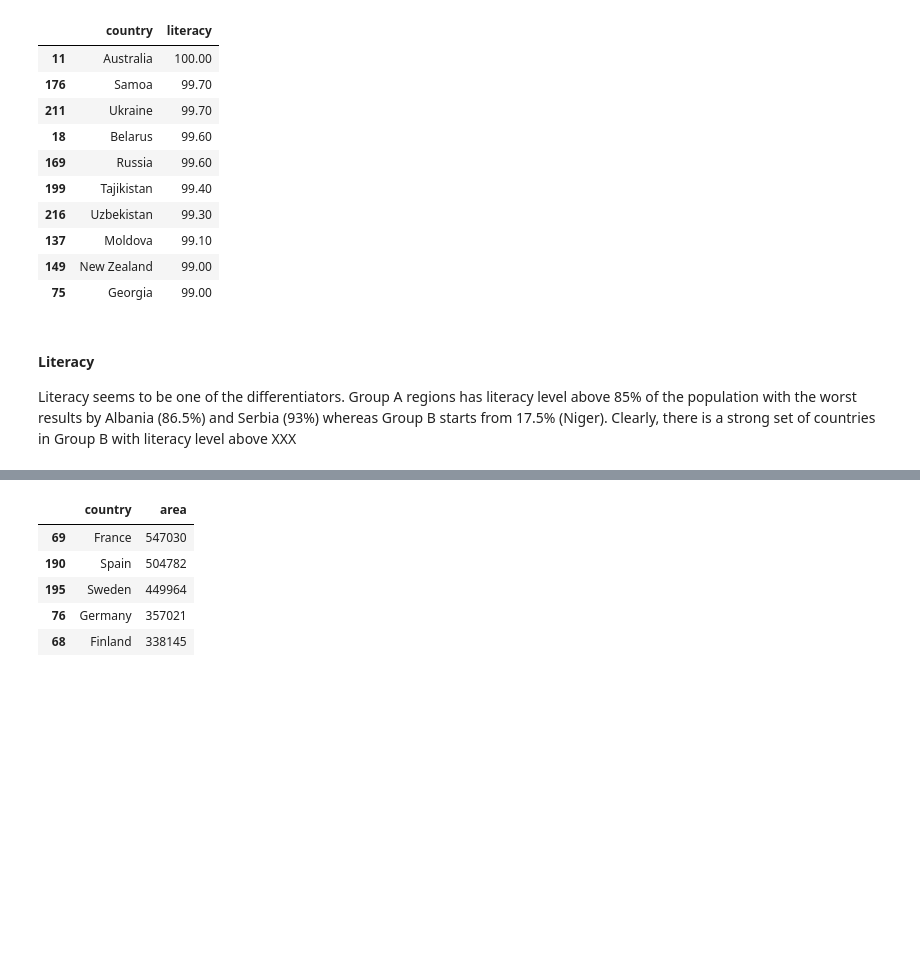
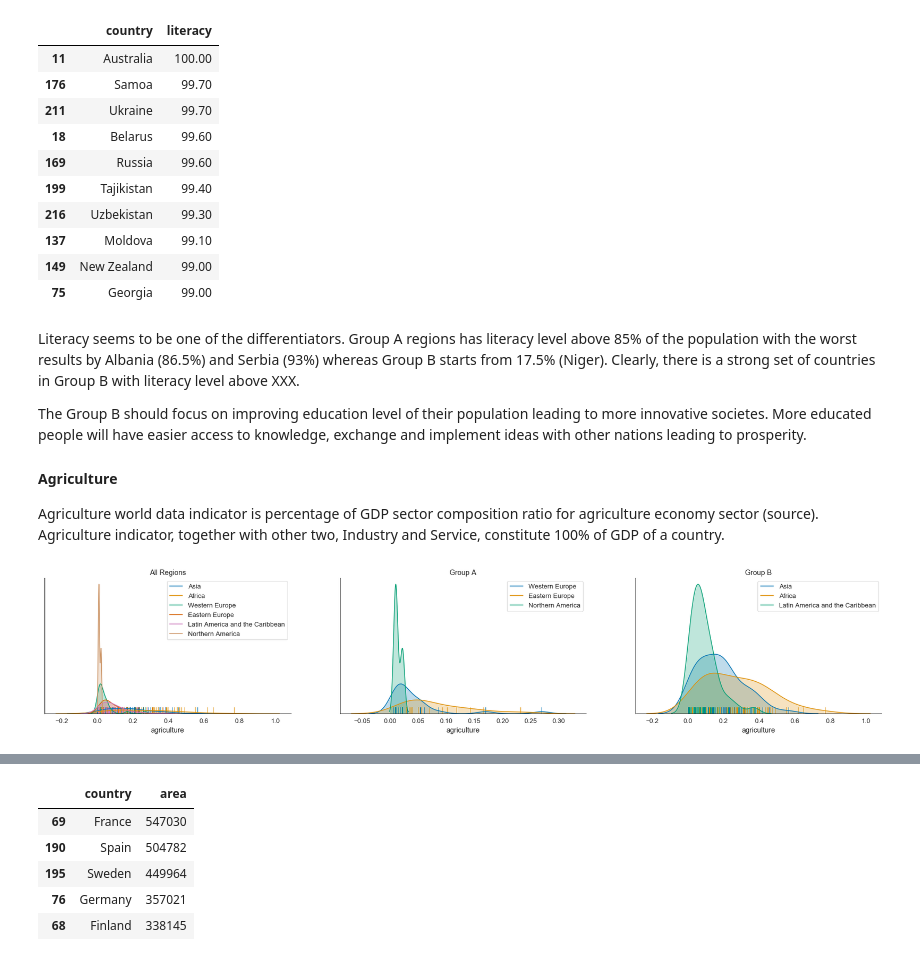
Before and after one commit to ksatola/Countries-of-the-World, a Jupyter notebook: EDA.ipynb, the cells around one changed output, grey strips where cells are left out. Saved outputs shown, nothing was run; the diff lists cells and outputs as text; code cells hidden in the pictures; blank space fills up the shorter version.

```diff
--- a/EDA.ipynb
+++ b/EDA.ipynb
@@ -746,6 +748,46 @@ df[df['region2'] == 'Asia'][['country', 'literacy']].sort_values(by=['literacy']
 | 149 | New Zealand | 99.00 |
 | 75 | Georgia | 99.00 |
 # %% [markdown]
-#### Literacy
+Literacy seems to be one of the differentiators. Group A regions has literacy level above 85% of the population with the worst results by Albania (86.5%) and Serbia (93%) whereas Group B starts from 17.5% (Niger). Clearly, there is a strong set of countries in Group B with literacy level above XXX.
 
-Literacy seems to be one of the differentiators. Group A regions has literacy level above 85% of the population with the worst results by Albania (86.5%) and Serbia (93%) whereas Group B starts from 17.5% (Niger). Clearly, there is a strong set of countries in Group B with literacy level above XXX
+The Group B should focus on improving education level of their population leading to more innovative societes. More educated people will have easier access to knowledge, exchange and implement ideas with other nations leading to prosperity.
+
+#### Agriculture
+Agriculture world data indicator is percentage of GDP sector composition ratio for agriculture economy sector (source). Agriculture indicator, together with other two, Industry and Service, constitute 100% of GDP of a country.
+# %%
+sns.set(style="white", font_scale=1.2, palette='colorblind')
+f, axes = plt.subplots(1, 3, figsize=(30, 5))
+
+sns.despine()
+
+# World's agriculture
+g = sns.distplot(df[df['region2'] == 'Asia'].agriculture, label='Asia', hist=False, rug=True, kde_kws={"shade":True}, ax=axes[0])
+sns.distplot(df[df['region2'] == 'Africa'].agriculture, label='Africa', hist=False, rug=True, kde_kws={"shade":True}, ax=axes[0])
+sns.distplot(df[df['region2'] == 'Western Europe'].agriculture, label='Western Europe', hist=False, rug=True, kde_kws={"shade":True}, ax=axes[0])
+sns.distplot(df[df['region2'] == 'Eastern Europe'].agriculture, label='Eastern Europe', hist=False, rug=True, kde_kws={"shade":True}, ax=axes[0])
+sns.distplot(df[df['region2'] == 'Latin America and the Caribbean'].agriculture, label='Latin America and the Caribbean', hist=False, rug=True, kde_kws={"shade":True}, ax=axes[0])
+sns.distplot(df[df['region2'] == 'Northern America'].agriculture, label='Northern America', hist=False, rug=True, kde_kws={"shade":True}, ax=axes[0])
+
+g.set(yticklabels=[])
+g.set(title='All Regions')
+
+# Poor Regions' agriculture
+g = sns.distplot(df[df['region2'] == 'Western Europe'].agriculture, label='Western Europe', hist=False, rug=True, kde_kws={"shade":True}, ax=axes[1])
+sns.distplot(df[df['region2'] == 'Eastern Europe'].agriculture, label='Eastern Europe', hist=False, rug=True, kde_kws={"shade":True}, ax=axes[1])
+sns.distplot(df[df['region2'] == 'Northern America'].agriculture, label='Northern America', hist=False, rug=True, kde_kws={"shade":True}, ax=axes[1])
+
+g.set(yticklabels=[])
+g.set(title='Group A')
+
+# Wealthy Regions' agriculture
+g = sns.distplot(df[df['region2'] == 'Asia'].agriculture, label='Asia', hist=False, rug=True, kde_kws={"shade":True}, ax=axes[2])
+sns.distplot(df[df['region2'] == 'Africa'].agriculture, label='Africa', hist=False, rug=True, kde_kws={"shade":True}, ax=axes[2])
+sns.distplot(df[df['region2'] == 'Latin America and the Caribbean'].agriculture, label='Latin America and the Caribbean', hist=False, rug=True, kde_kws={"shade":True}, ax=axes[2])
+
+g.set(yticklabels=[])
+g.set(title='Group B')
+
+plt.savefig("./pics/agriculture.png", dpi=600);
+plt.show();
+# %% [output]
+[figure, added]
```
Also changed, not shown: parts of 6 cells of this notebook, 1 other file.
